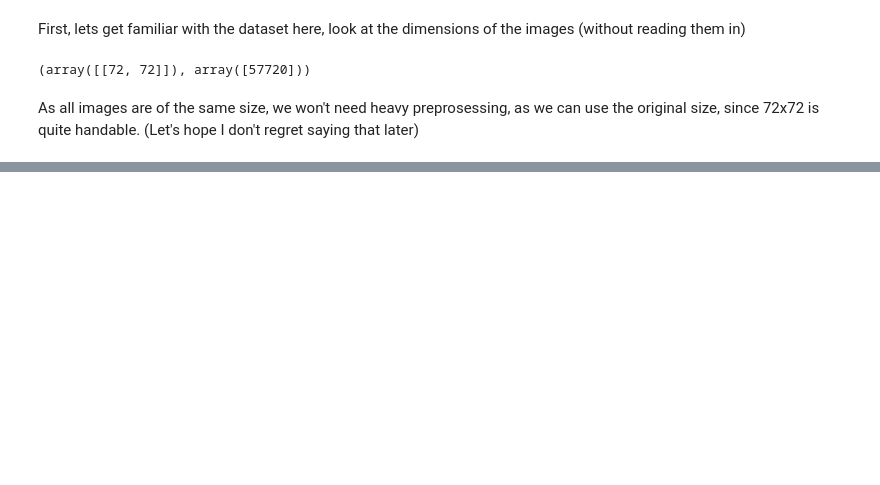
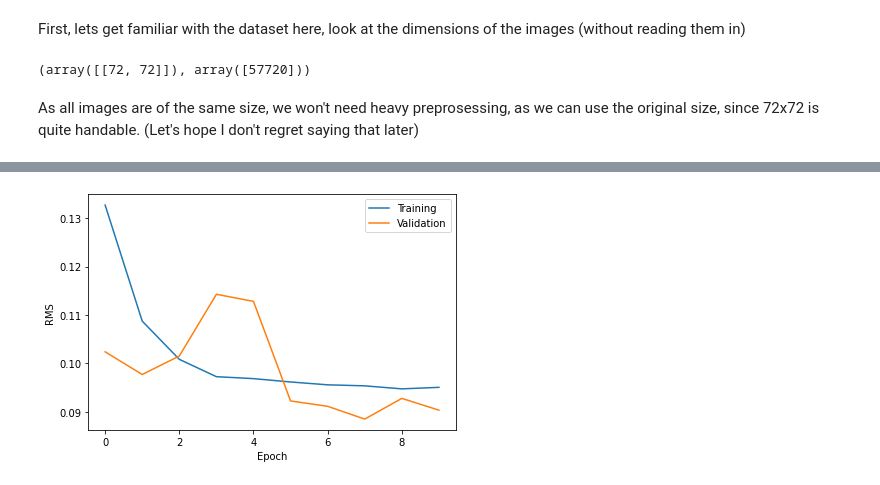
Before and after one commit to The-Ludwig/mlfp, a Jupyter notebook: project/Photometric Redshift.ipynb, the cells around one changed output, grey strips where cells are left out. Drawn from its saved outputs; the diff is of its cells as text; code cells hidden in the pictures; blank space fills up the shorter version.

```diff
--- a/project/Photometric Redshift.ipynb
+++ b/project/Photometric Redshift.ipynb
@@ -73,6 +131,2 @@ model.add(layers.Dense(1, activation=activations.linear))
 To enable them in other operations, rebuild TensorFlow with the appropriate compiler flags.
-# %%
-model.compile(optimizer=optimizers.Adam(learning_rate=1e-3),
-              loss=losses.MeanSquaredError(),
-              metrics=[metrics.MeanAbsoluteError()])
 # %%
@@ -116,0 +209,4 @@ model.predict(X_test[:5]), y_test[:5]
+# %%
+plot_history(history.history)
+# %% [output]
+[figure, added]
```
Also changed, not shown: parts of 41 cells of this notebook, 3 other files.
